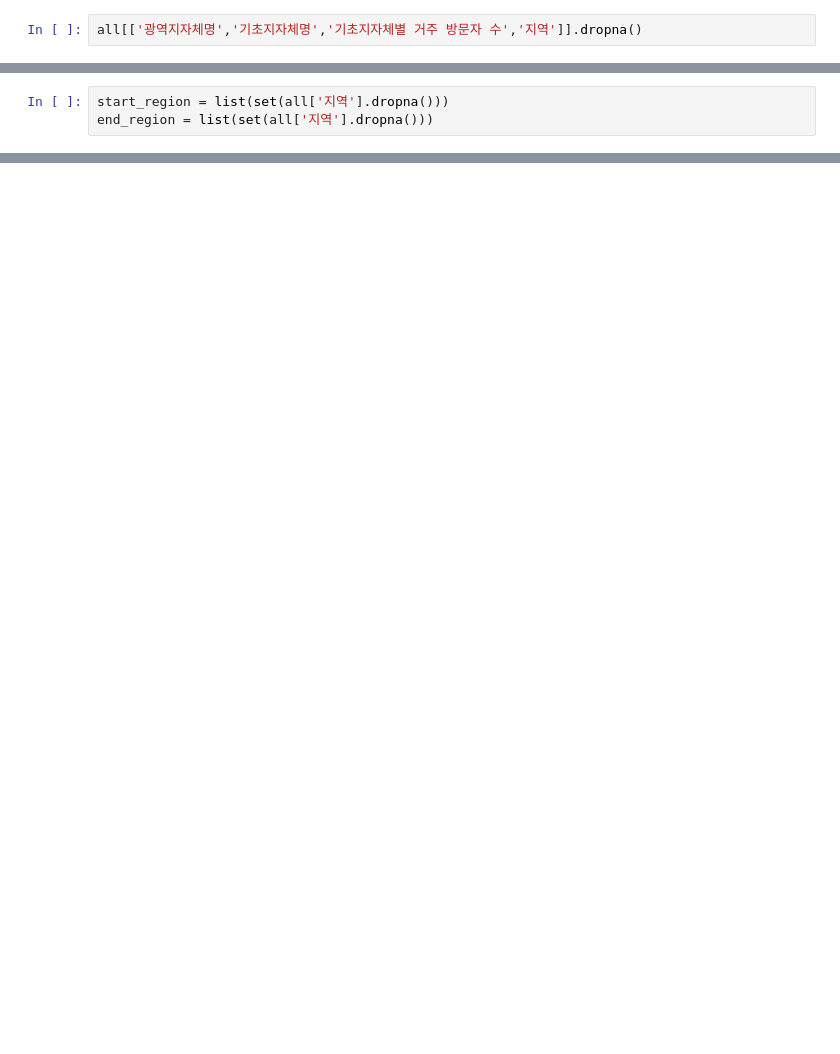
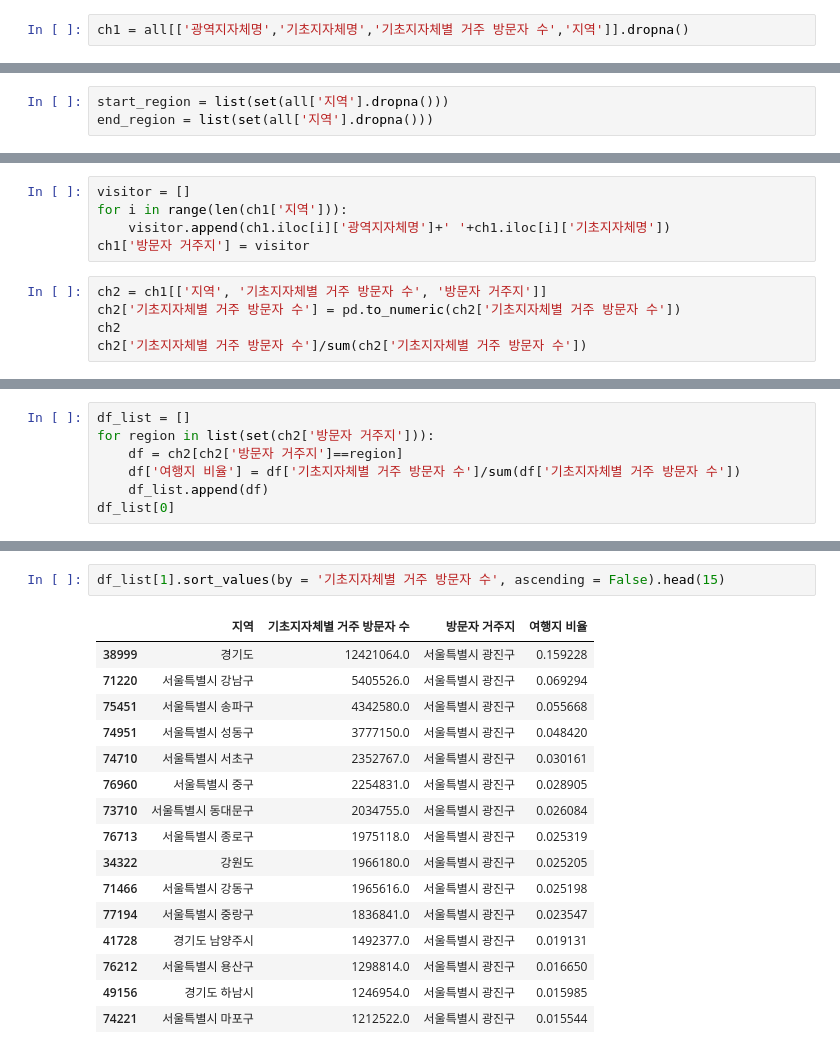
Before and after one commit to uowol/hanium_skbs_chatbot, a Jupyter notebook: develop/lab/js_lab.ipynb, the cells around one changed output, grey strips where cells are left out. Saved outputs shown, nothing was run; the diff lists cells and outputs as text; blank space fills up the shorter version.

```diff
--- a/develop/lab/js_lab.ipynb
+++ b/develop/lab/js_lab.ipynb
@@ -257,3 +256,3 @@ list(set(target_a[target_a['기간']==2]['관광지명']))
  ...]
 # %%
-all[['광역지자체명','기초지자체명','기초지자체별 거주 방문자 수','지역']].dropna()
+ch1 = all[['광역지자체명','기초지자체명','기초지자체별 거주 방문자 수','지역']].dropna()
@@ -280,0 +262,10 @@ all[['광역지자체명','기초지자체명','기초지자체별 거주 방문
+# %%
+visitor = []
+for i in range(len(ch1['지역'])):
+    visitor.append(ch1.iloc[i]['광역지자체명']+' '+ch1.iloc[i]['기초지자체명'])
+ch1['방문자 거주지'] = visitor
+# %%
+ch2 = ch1[['지역', '기초지자체별 거주 방문자 수', '방문자 거주지']]
+ch2['기초지자체별 거주 방문자 수'] = pd.to_numeric(ch2['기초지자체별 거주 방문자 수'])
+ch2
+ch2['기초지자체별 거주 방문자 수']/sum(ch2['기초지자체별 거주 방문자 수'])
@@ -280,0 +290,7 @@ all[['광역지자체명','기초지자체명','기초지자체별 거주 방문
+# %%
+df_list = []
+for region in list(set(ch2['방문자 거주지'])):
+    df = ch2[ch2['방문자 거주지']==region]
+    df['여행지 비율'] = df['기초지자체별 거주 방문자 수']/sum(df['기초지자체별 거주 방문자 수'])
+    df_list.append(df)
+df_list[0]
@@ -280,0 +316,19 @@ all[['광역지자체명','기초지자체명','기초지자체별 거주 방문
+# %%
+df_list[1].sort_values(by = '기초지자체별 거주 방문자 수', ascending = False).head(15)
+# %% [output]
+|  | 지역 | 기초지자체별 거주 방문자 수 | 방문자 거주지 | 여행지 비율 |
+| 38999 | 경기도 | 12421064.0 | 서울특별시 광진구 | 0.159228 |
+| 71220 | 서울특별시 강남구 | 5405526.0 | 서울특별시 광진구 | 0.069294 |
+| 75451 | 서울특별시 송파구 | 4342580.0 | 서울특별시 광진구 | 0.055668 |
+| 74951 | 서울특별시 성동구 | 3777150.0 | 서울특별시 광진구 | 0.048420 |
+| 74710 | 서울특별시 서초구 | 2352767.0 | 서울특별시 광진구 | 0.030161 |
+| 76960 | 서울특별시 중구 | 2254831.0 | 서울특별시 광진구 | 0.028905 |
+| 73710 | 서울특별시 동대문구 | 2034755.0 | 서울특별시 광진구 | 0.026084 |
+| 76713 | 서울특별시 종로구 | 1975118.0 | 서울특별시 광진구 | 0.025319 |
+| 34322 | 강원도 | 1966180.0 | 서울특별시 광진구 | 0.025205 |
+| 71466 | 서울특별시 강동구 | 1965616.0 | 서울특별시 광진구 | 0.025198 |
+| 77194 | 서울특별시 중랑구 | 1836841.0 | 서울특별시 광진구 | 0.023547 |
+| 41728 | 경기도 남양주시 | 1492377.0 | 서울특별시 광진구 | 0.019131 |
+| 76212 | 서울특별시 용산구 | 1298814.0 | 서울특별시 광진구 | 0.016650 |
+| 49156 | 경기도 하남시 | 1246954.0 | 서울특별시 광진구 | 0.015985 |
+| 74221 | 서울특별시 마포구 | 1212522.0 | 서울특별시 광진구 | 0.015544 |
```
Also changed, not shown: parts of 36 cells of this notebook, 1 other file.
